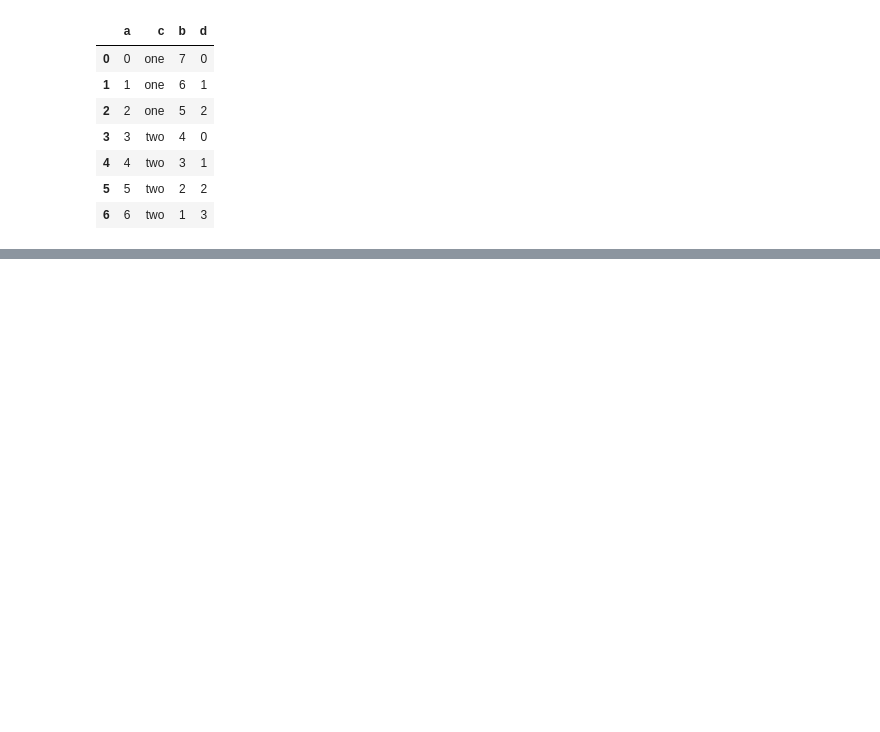
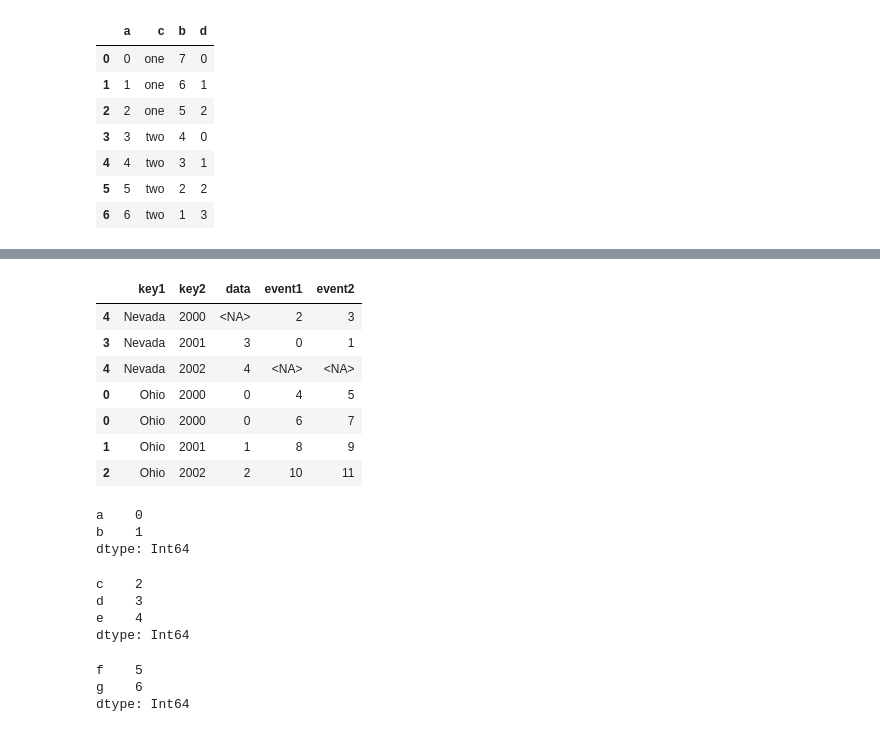
Before and after one commit to christianV1zcardo/book_python_for_data_analysis, a Jupyter notebook: chapt8.ipynb, the cells around one changed output, grey strips where cells are left out. Drawn from its saved outputs; the diff is of its cells as text; code cells hidden in the pictures; blank space fills up the shorter version.

```diff
--- a/chapt8.ipynb
+++ b/chapt8.ipynb
@@ -137,0 +349,18 @@ frame2.reset_index()
+# %%
+lefth = pd.DataFrame({"key1": ["Ohio", "Ohio", "Ohio", "Nevada", "Nevada"],
+                    "key2": [2000, 2001, 2002, 2001, 2002],
+                    "data": pd.Series(range(5), dtype="Int64")})
+
+righth_index = pd.MultiIndex.from_arrays(
+    [
+        ["Nevada", "Nevada", "Ohio", "Ohio", "Ohio", "Ohio"],
+        [2001, 2000, 2000, 2000, 2001, 2002]
+    ]
+)
+
+righth = pd.DataFrame({"event1": pd.Series([0, 2, 4, 6, 8, 10], dtype="Int64",
+                                                            index=righth_index),
+                        "event2": pd.Series([1, 3, 5, 7, 9, 11], dtype="Int64",
+                                                            index=righth_index)})
+
+lefth
@@ -137,0 +393,34 @@ frame2.reset_index()
+# %%
+pd.merge(lefth, righth, left_on=['key1', 'key2'], right_index=True, how='outer')
+# %% [output]
+|  | key1 | key2 | data | event1 | event2 |
+| 4 | Nevada | 2000 | <NA> | 2 | 3 |
+| 3 | Nevada | 2001 | 3 | 0 | 1 |
+| 4 | Nevada | 2002 | 4 | <NA> | <NA> |
+| 0 | Ohio | 2000 | 0 | 4 | 5 |
+| 0 | Ohio | 2000 | 0 | 6 | 7 |
+| 1 | Ohio | 2001 | 1 | 8 | 9 |
+| 2 | Ohio | 2002 | 2 | 10 | 11 |
+# %%
+s1 = pd.Series([0, 1], index=["a", "b"], dtype="Int64")
+s2 = pd.Series([2, 3, 4], index=["c", "d", "e"], dtype="Int64")
+s3 = pd.Series([5, 6], index=["f", "g"], dtype="Int64")
+
+s1
+# %% [output]
+a    0
+b    1
+dtype: Int64
+# %%
+s2
+# %% [output]
+c    2
+d    3
+e    4
+dtype: Int64
+# %%
+s3
+# %% [output]
+f    5
+g    6
+dtype: Int64
```
Also changed, not shown: parts of 39 cells of this notebook, 1 other file.
